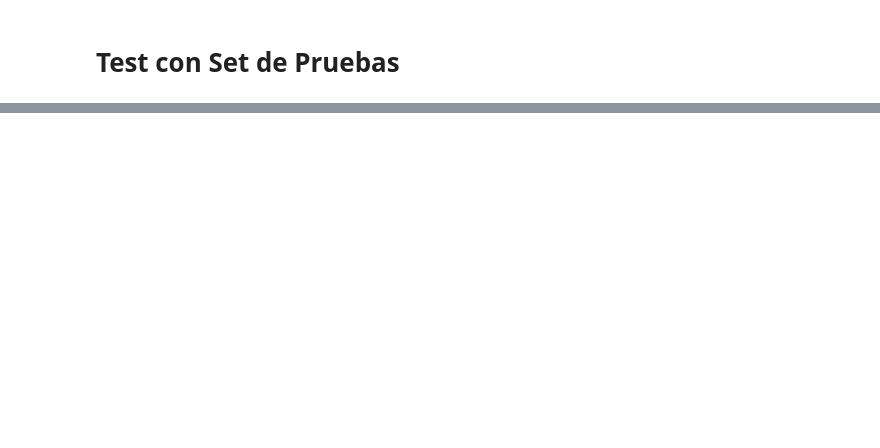
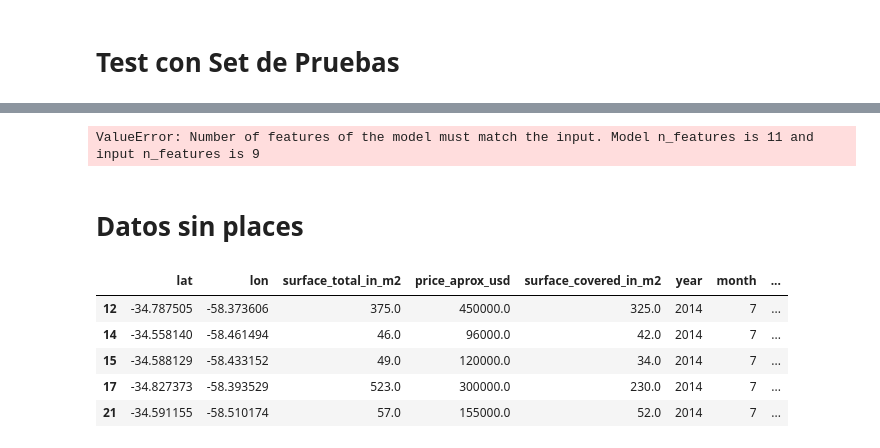
Before and after one commit to NicoGallegos/tpdatos, a Jupyter notebook: TP 2 -Nico.ipynb, the cells around one changed output, grey strips where cells are left out. Cells and saved outputs as stored; diff of their text form; code cells hidden in the pictures; blank space fills up the shorter version.

```diff
--- a/TP 2 -Nico.ipynb
+++ b/TP 2 -Nico.ipynb
@@ -764,14 +792,15 @@ array([ 0.33235766,  0.96198015,  0.88695506,  0.82312168,  0.89405356])
 # %%
-quintaPrueba = datosForTestingWithPlaces.loc[:, ['lat', 'lon', 'surface_total_in_m2', 'surface_covered_in_m2','place_name_id','property_type_id','year','month','rooms']]
-
+quintaPrueba20 = datosForTestingWithPlacesAndOHC
 
 imp = Imputer(missing_values='NaN', strategy='median', axis=0)
-imp.fit_transform(quintaPrueba)
+imp.fit_transform(quintaPrueba20)
 
 
 RFRModel = RandomForestRegressor(n_estimators=100, max_features='sqrt')
 
-x_train, x_test, y_train, y_test = train_test_split(datosFiltradosWithDateAndRoomsFeatures.loc[:, ['lat', 'lon', 'surface_total_in_m2', 'surface_covered_in_m2','place_name_id','property_type_id','year','month','rooms']], datosFiltradosWithDateAndRoomsPrecios['price_aprox_usd'], test_size=0.2)
+x_train, x_test, y_train, y_test = train_test_split(datosWithPlacesAndRoomsOHCFeatures, datosWithPlacesAndRoomsOHCPrecios['price_aprox_usd'], test_size=0.2)
 RFRModel.fit(x_train, y_train)
-prueba5 = RFRModel.predict(imp.fit_transform(quintaPrueba))
+prueba51 = RFRModel.predict(imp.fit_transform(quintaPrueba20))
+# %% [output]
+ValueError: Number of features of the model must match the input. Model n_features is 11 and input n_features is 9
 # %%
@@ -781,0 +811,2 @@ archivo5.to_csv('prueba5.csv', index=False)
+# %% [markdown]
+# Datos sin places
@@ -781,0 +823,11 @@ archivo5.to_csv('prueba5.csv', index=False)
+# %%
+
+datosSinNullConFechas = pd.get_dummies(datosSinNullConFechas, prefix=['property_type'])
+datosSinNullConFechas.head()
+# %% [output]
+|  | lat | lon | surface_total_in_m2 | price_aprox_usd | surface_covered_in_m2 | year | month | ... |
+| 12 | -34.787505 | -58.373606 | 375.0 | 450000.0 | 325.0 | 2014 | 7 | ... |
+| 14 | -34.558140 | -58.461494 | 46.0 | 96000.0 | 42.0 | 2014 | 7 | ... |
+| 15 | -34.588129 | -58.433152 | 49.0 | 120000.0 | 34.0 | 2014 | 7 | ... |
+| 17 | -34.827373 | -58.393529 | 523.0 | 300000.0 | 230.0 | 2014 | 7 | ... |
+| 21 | -34.591155 | -58.510174 | 57.0 | 155000.0 | 52.0 | 2014 | 7 | ... |
```
Also changed, not shown: parts of 32 cells of this notebook.
